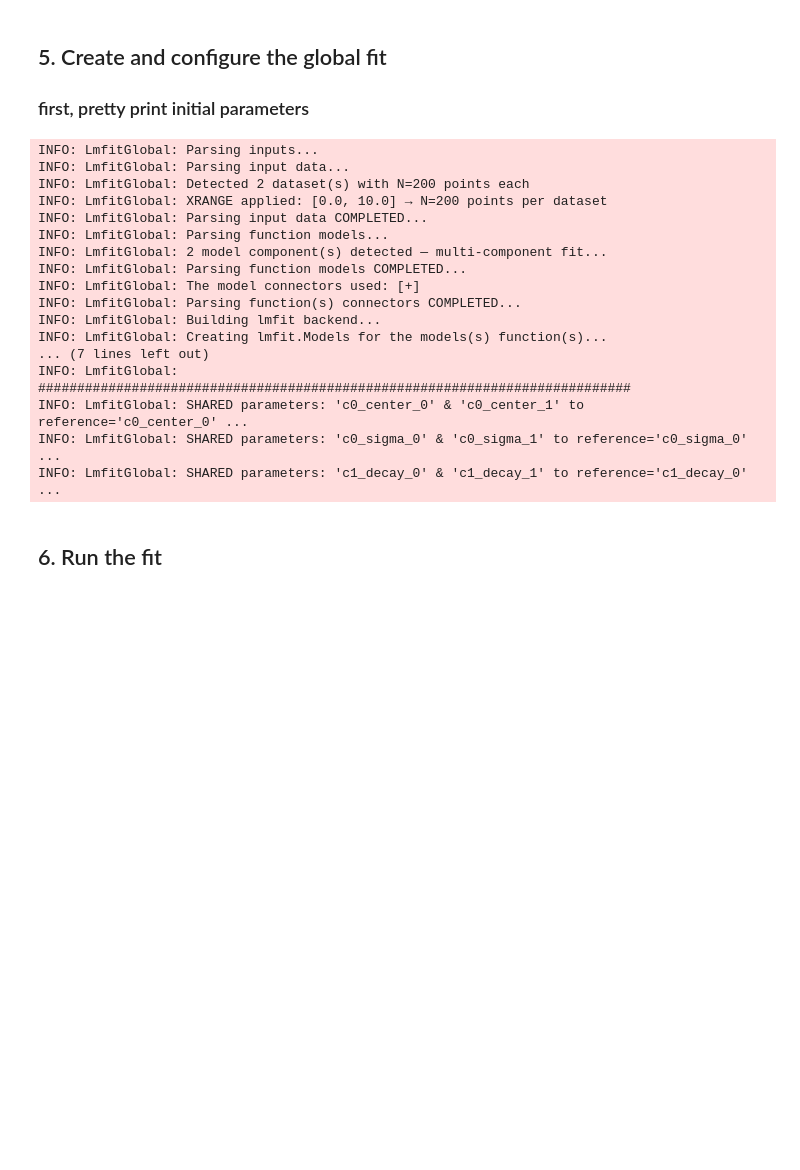
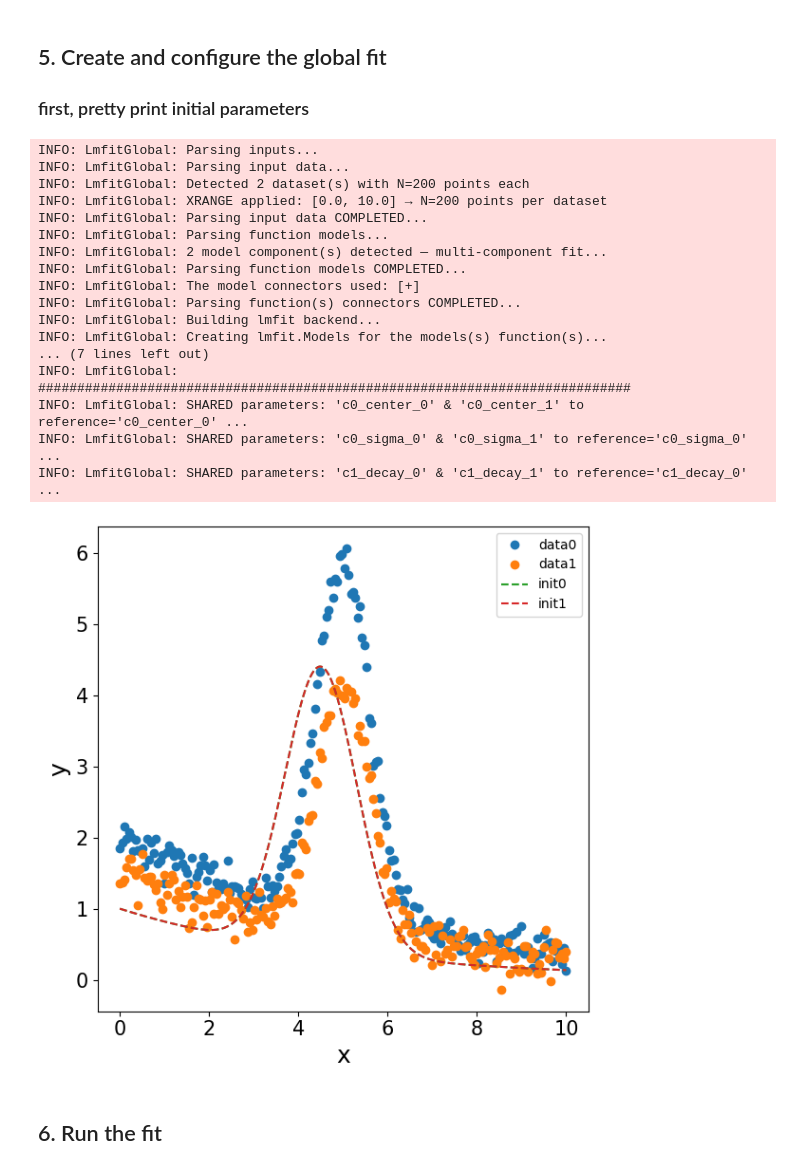
Before and after one commit to jazmaryphy/lmfit_global, a Jupyter notebook: docs/01_LmfitGlobal.ipynb, the cells around one changed output. Drawn from its saved outputs; the diff is of its cells as text; code cells hidden in the pictures; blank space fills up the shorter version.

Commit message:
DOCS: add fancy plot documentations

```diff
--- a/docs/01_LmfitGlobal.ipynb
+++ b/docs/01_LmfitGlobal.ipynb
@@ -165,33 +165,39 @@ items = builder.build()
 # %%
 lg = LmfitGlobal(items, log_level='INFO')
 lg.pretty_expr  # or lg.theory_expr
 
 # lg.init_params.pretty_print()  # UNCOMMENT TO SEE INITIAL PARAMETERS
 
 # Share center and width across datasets
 lg.set_global('c0_center_0', 'c0_center_1')
 lg.set_global('c0_sigma_0', 'c0_sigma_1')
 
 # Share background decay
 lg.set_global('c1_decay_0', 'c1_decay_1')
+
+# fancy plot initial fit of parameters
+pretty_kw={'width': 6, 'height':6, 'dpi':100} # width and height and dpi of figure, or None to use default settings
+lg.plot_init(numpoints=600, xlabel='x', ylabel='y', pretty_kw=pretty_kw)  # numpoints=None, default, plot init parameters
+plt.show()
 # %% [output]
 INFO: LmfitGlobal: Parsing inputs...
 INFO: LmfitGlobal: Parsing input data...
 INFO: LmfitGlobal: Detected 2 dataset(s) with N=200 points each
 INFO: LmfitGlobal: XRANGE applied: [0.0, 10.0] → N=200 points per dataset
 INFO: LmfitGlobal: Parsing input data COMPLETED...
 INFO: LmfitGlobal: Parsing function models...
 INFO: LmfitGlobal: 2 model component(s) detected — multi-component fit...
 INFO: LmfitGlobal: Parsing function models COMPLETED...
 INFO: LmfitGlobal: The model connectors used: [+]
 INFO: LmfitGlobal: Parsing function(s) connectors COMPLETED...
 INFO: LmfitGlobal: Building lmfit backend...
 INFO: LmfitGlobal: Creating lmfit.Models for the models(s) function(s)...
 ... (7 lines left out)
 INFO: LmfitGlobal: ############################################################################
 INFO: LmfitGlobal: SHARED parameters: 'c0_center_0' & 'c0_center_1' to reference='c0_center_0' ...
 INFO: LmfitGlobal: SHARED parameters: 'c0_sigma_0' & 'c0_sigma_1' to reference='c0_sigma_0' ...
 INFO: LmfitGlobal: SHARED parameters: 'c1_decay_0' & 'c1_decay_1' to reference='c1_decay_0' ...
+[figure, added]
 # %% [markdown]
 ## 6. Run the fit
 # %%
```
Also changed, not shown: parts of 1 cell of this notebook, 1 other file.
